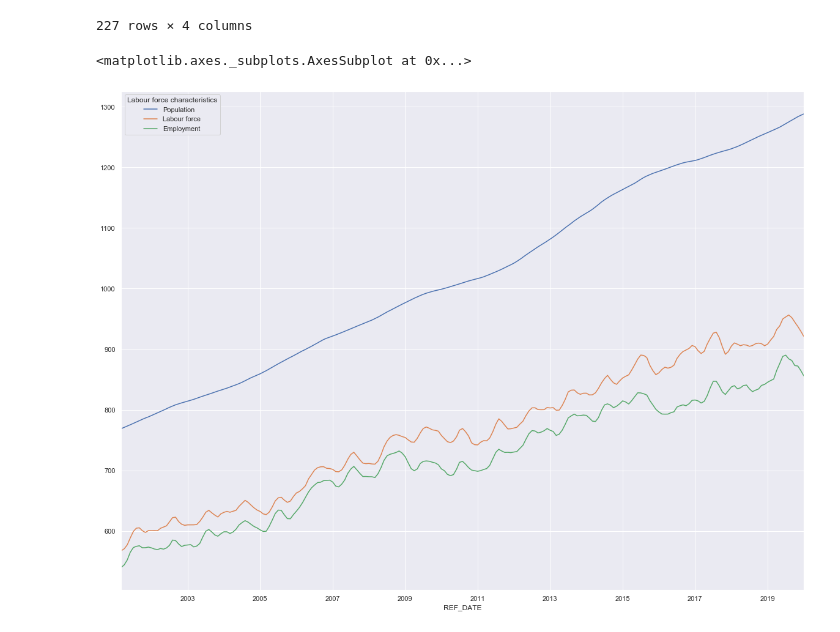
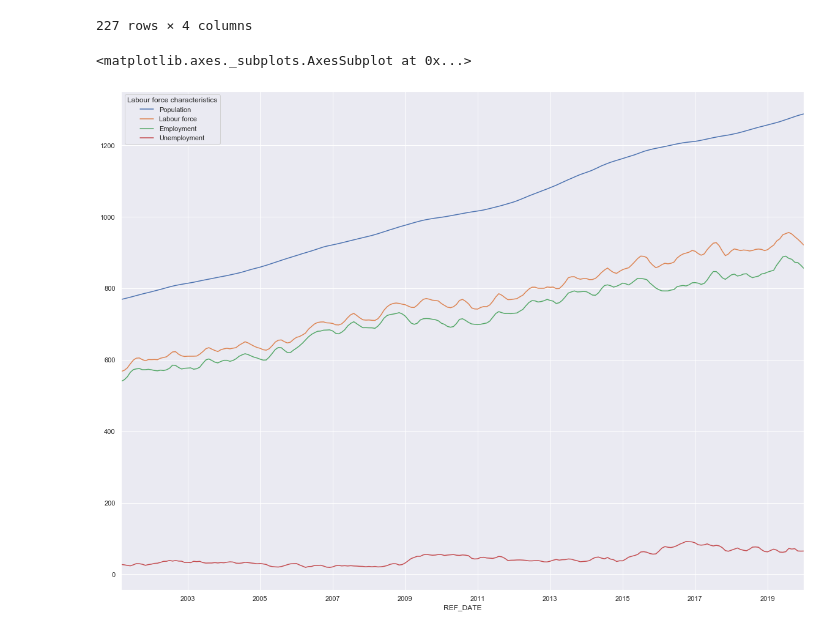
Before and after one commit to doublebigmak/housing_stats, a Jupyter notebook: cal_labour_mkt.ipynb, the cells around one changed output. Cells and saved outputs as stored; diff of their text form; code cells hidden in the pictures.

```diff
--- a/cal_labour_mkt.ipynb
+++ b/cal_labour_mkt.ipynb
@@ -111,7 +109,7 @@ cal_pivot
 | 2020-01-01 | 1288.2 | 921.0 | 855.9 | 65.1 |
 227 rows × 4 columns
 # %%
-cal_pivot[['Population','Labour force', 'Employment']].plot(figsize = (20,15),kind='line')
+cal_pivot[['Population','Labour force', 'Employment','Unemployment']].plot(figsize = (20,15),kind='line')
 # %% [output]
 <matplotlib.axes._subplots.AxesSubplot at 0x...>
-[figure, old version]
+[figure, new version]
```
Also changed, not shown: parts of 5 cells of this notebook.
